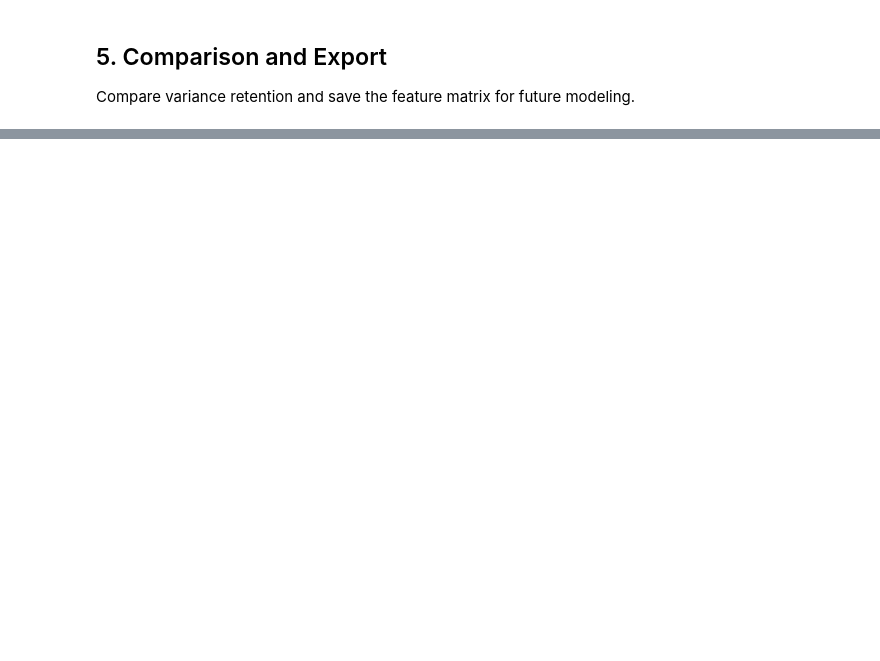
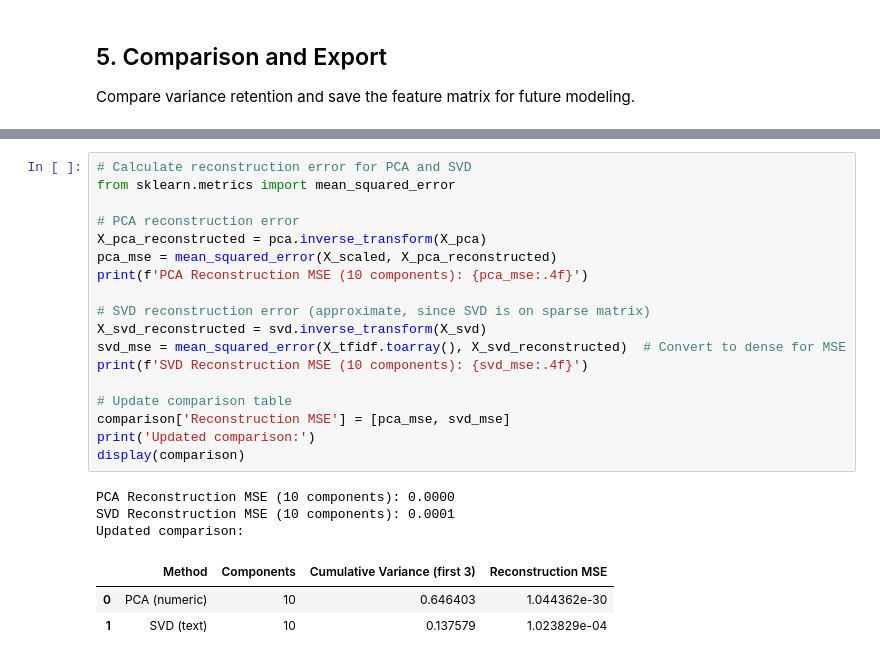
Before and after one commit to AbigailBG153/BigData, a Jupyter notebook: SteamNexus/notebooks/04_representation_dimensionality_v1.ipynb, the cells around one changed output, grey strips where cells are left out. Saved outputs shown, nothing was run; the diff lists cells and outputs as text; blank space fills up the shorter version.

```diff
--- a/SteamNexus/notebooks/04_representation_dimensionality_v1.ipynb
+++ b/SteamNexus/notebooks/04_representation_dimensionality_v1.ipynb
@@ -295,0 +364,25 @@ Dimensionality comparison:
+# %%
+# Calculate reconstruction error for PCA and SVD
+from sklearn.metrics import mean_squared_error
+
+# PCA reconstruction error
+X_pca_reconstructed = pca.inverse_transform(X_pca)
+pca_mse = mean_squared_error(X_scaled, X_pca_reconstructed)
+print(f'PCA Reconstruction MSE (10 components): {pca_mse:.4f}')
+
+# SVD reconstruction error (approximate, since SVD is on sparse matrix)
+X_svd_reconstructed = svd.inverse_transform(X_svd)
+svd_mse = mean_squared_error(X_tfidf.toarray(), X_svd_reconstructed)  # Convert to dense for MSE
+print(f'SVD Reconstruction MSE (10 components): {svd_mse:.4f}')
+
+# Update comparison table
+comparison['Reconstruction MSE'] = [pca_mse, svd_mse]
+print('Updated comparison:')
+display(comparison)
+# %% [output]
+PCA Reconstruction MSE (10 components): 0.0000
+SVD Reconstruction MSE (10 components): 0.0001
+Updated comparison:
+|  | Method | Components | Cumulative Variance (first 3) | Reconstruction MSE |
+| 0 | PCA (numeric) | 10 | 0.646403 | 1.044362e-30 |
+| 1 | SVD (text) | 10 | 0.137579 | 1.023829e-04 |
```
Also changed, not shown: parts of 8 cells of this notebook, 1 other file.
